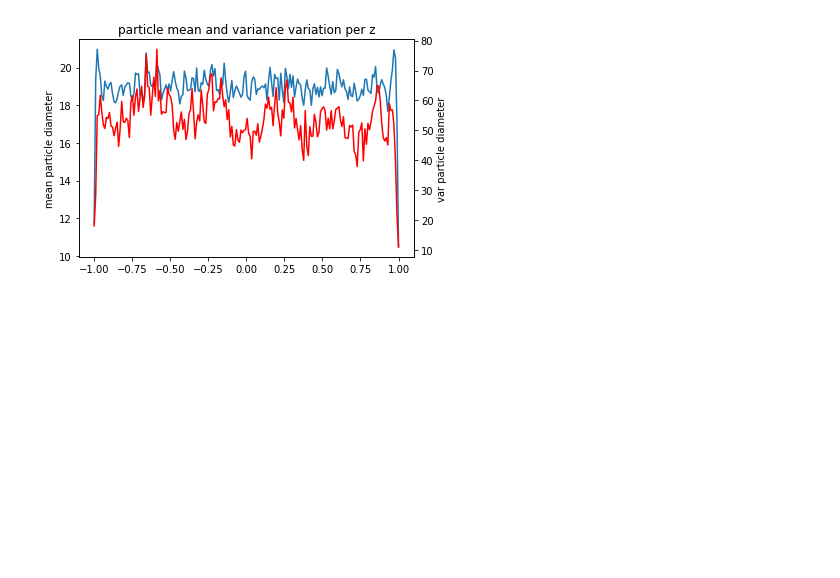
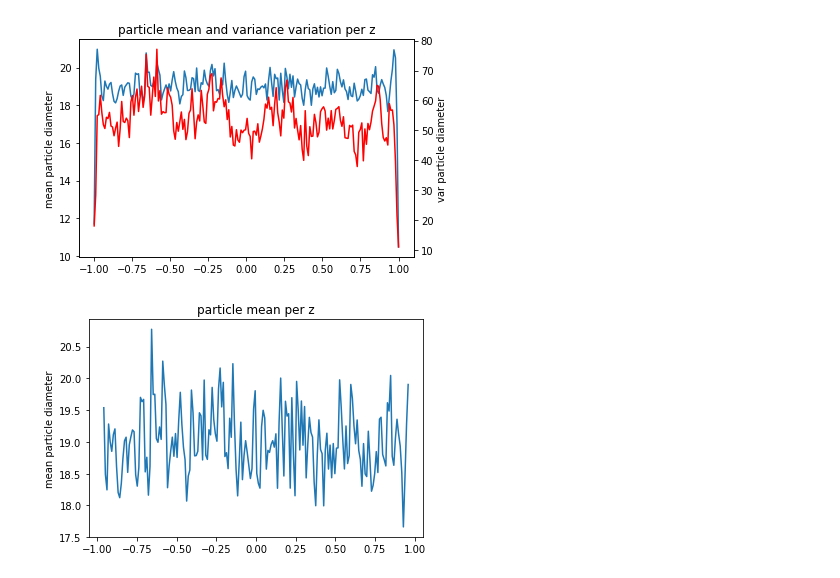
Before and after one commit to rockandsalt/image_segmentation, a Jupyter notebook: analyse_stack.ipynb, the cells around one changed output. Cells and saved outputs as stored; diff of their text form; code cells hidden in the pictures; blank space fills up the shorter version.

```diff
--- a/analyse_stack.ipynb
+++ b/analyse_stack.ipynb
@@ -174,3 +174,14 @@ ax2.set_ylabel("var particle diameter")
 plt.show()
 # %% [output]
 [figure]
+# %%
+cropped_mean_p = mean_particle_size[4:196]
+cropped_z = zz[4:196]
+
+fig,ax = plt.subplots()
+ax.plot(cropped_z,cropped_mean_p, label = 'mean')
+ax.set_title('particle mean per z')
+ax.set_ylabel("mean particle diameter")
+plt.show()
+# %% [output]
+[figure, added]
```
Also changed, not shown: parts of 7 cells of this notebook, 3 other files.
